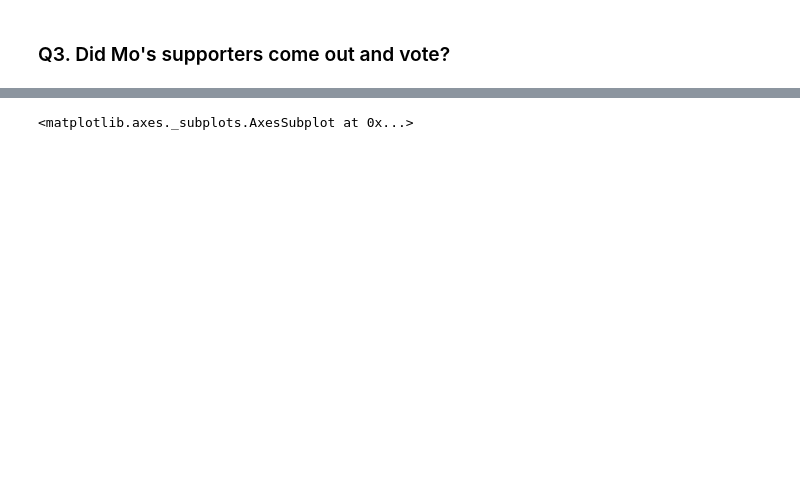
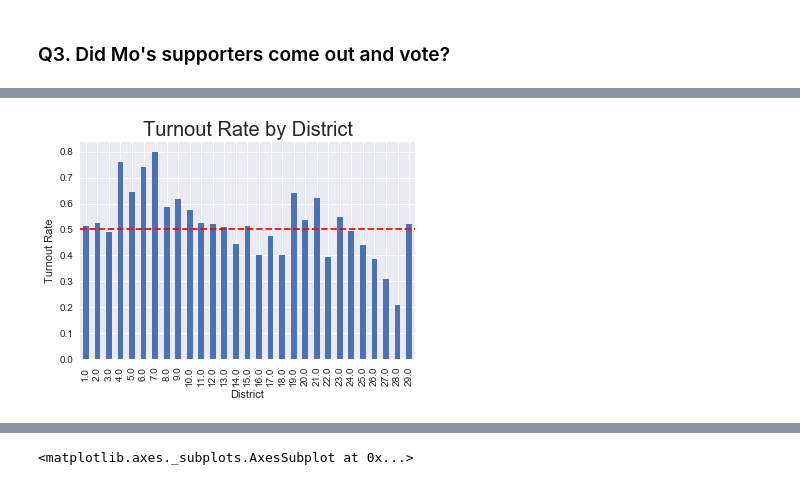
Before and after one commit to bdoohan/Jersey-City-Ward-D-Election, a Jupyter notebook: Mo_Post_Election_Analysis.ipynb, the cells around one changed output, grey strips where cells are left out. Cells and saved outputs as stored; diff of their text form; code cells hidden in the pictures; blank space fills up the shorter version.

```diff
--- a/Mo_Post_Election_Analysis.ipynb
+++ b/Mo_Post_Election_Analysis.ipynb
@@ -130,0 +133,22 @@ AttributeError: Cannot access callable attribute 'unstack' of 'SeriesGroupBy' ob
+# %%
+results_mo["Dist_VotI_x"] = results_mo["Dist_VotI_x"].astype(float)
+results_mo["Dist_VotI_y"] = results_mo["Dist_VotI_y"].astype(float)
+# %%
+results_mo["District"] = results_mo[["Dist_VotI_x", "Dist_VotI_y"]].max(axis=1)
+# %%
+turnout = pd.DataFrame(results_mo.groupby("District")["turnout_rate"].mean())
+turnout["District"] = turnout.index
+turnout = turnout[turnout.District.between(1,29)]
+# %%
+turnout["District"] = turnout.District.astype(int)
+# %%
+import math
+turnout.set_index(turnout.District)
+turnout.turnout_rate.plot(kind="bar")
+plt.xlabel("District")
+plt.ylabel("Turnout Rate")
+plt.title("Turnout Rate by District", fontsize=20)
+plt.axhline(y=0.5, color='r', linestyle='--')
+plt.show()
+# %% [output]
+[figure, added]
```
Also changed, not shown: parts of 82 cells of this notebook.
